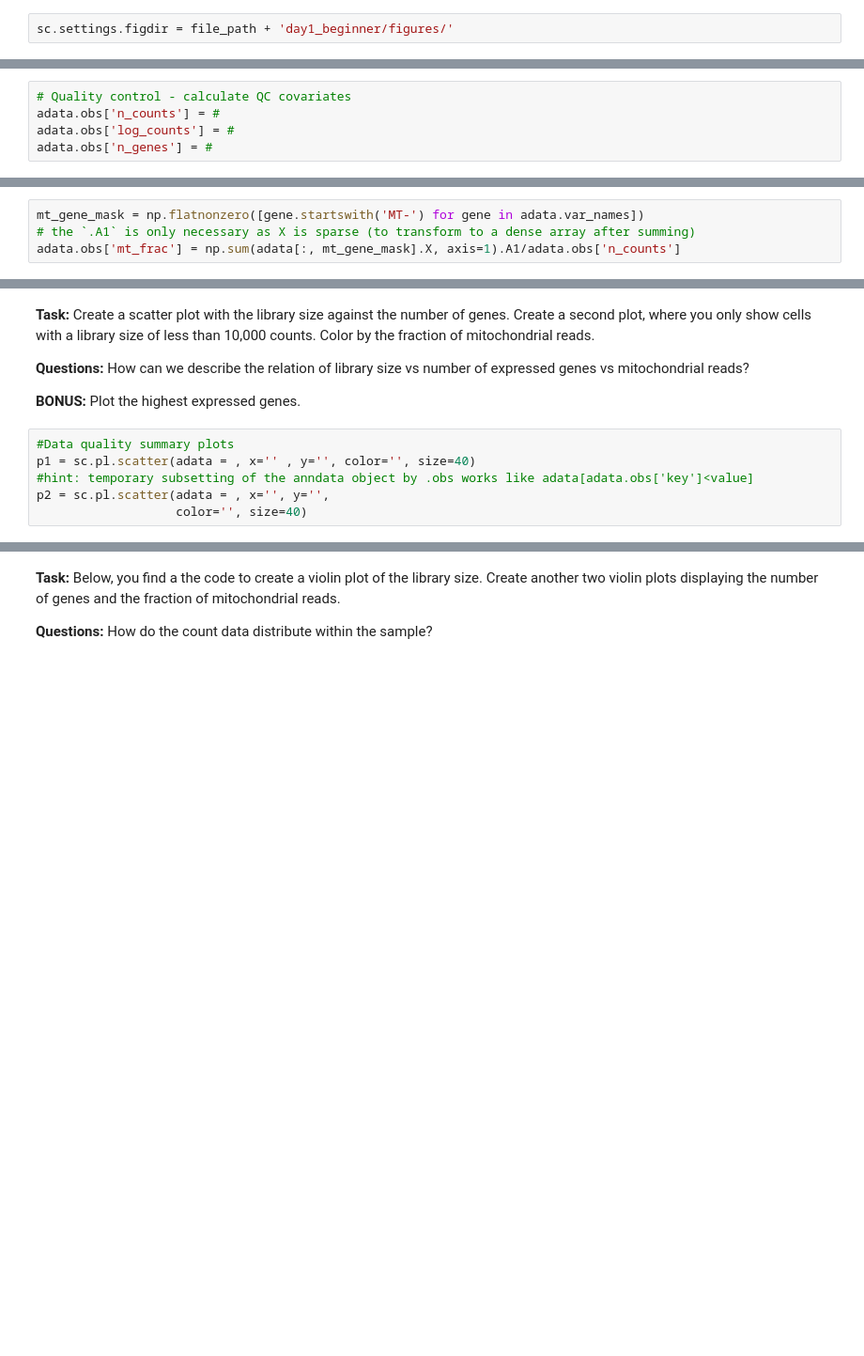
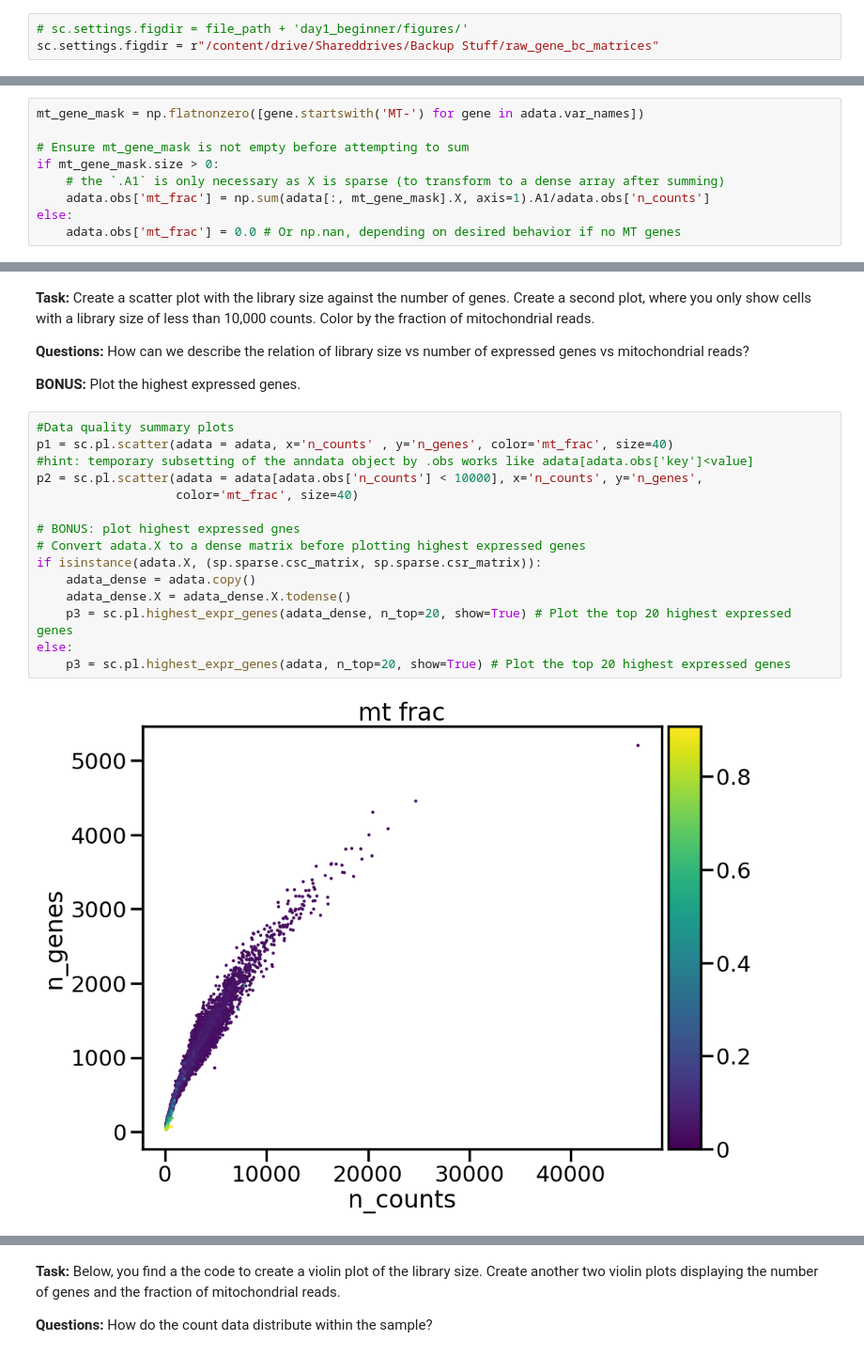
Before and after one commit to Ianyliu/scanpy-tutorials, a Jupyter notebook: scanpy_workshop/day1_01_GColab.ipynb, the cells around one changed output, grey strips where cells are left out. Shown at 94% size. Cells and saved outputs as stored; diff of their text form; blank space fills up the shorter version.

```diff
--- a/scanpy_workshop/day1_01_GColab.ipynb
+++ b/scanpy_workshop/day1_01_GColab.ipynb
@@ -58,7 +100,8 @@ table_dir = file_path + 'day1_beginner/tables/'
 # %% [markdown]
 The default figure path is a POSIX path calles 'figures'. If you don't change the default figure directory, scanpy creates a subdirectory where this notebook is located.
-# %%
-sc.settings.figdir = file_path + 'day1_beginner/figures/'
+# %%
+# sc.settings.figdir = file_path + 'day1_beginner/figures/'
+sc.settings.figdir = r"/content/drive/Shareddrives/Backup Stuff/raw_gene_bc_matrices"
 # %% [markdown]
 **Comment:** When you repeat certain analyses, it might be helpful to set a `date` variable and add it to every figure and table (see `datetime` Python package).
 # %% [markdown]
@@ -135,8 +211,3 @@ We start with calculating the QC covariates:
 **Task:** Compute the library size (i.e. the total number of counts per cell), compute the log-scaled library size and the number of expressed genes per cell.
 
 **BONUS:** Compute the mean gene expression and the fraction of cells that express a gene. Compute the mean gene expression per batch, donor and replicate.
-# %%
-# Quality control - calculate QC covariates
-adata.obs['n_counts'] = #
-adata.obs['log_counts'] = #
-adata.obs['n_genes'] = #
@@ -144,8 +262,13 @@ adata.obs['n_genes'] = #
 Compute the fraction of mitochondrial genes. Note: mitochondrial genes in human start with 'MT-'.
 # %%
 mt_gene_mask = np.flatnonzero([gene.startswith('MT-') for gene in adata.var_names])
-# the `.A1` is only necessary as X is sparse (to transform to a dense array after summing)
-adata.obs['mt_frac'] = np.sum(adata[:, mt_gene_mask].X, axis=1).A1/adata.obs['n_counts']
+
+# Ensure mt_gene_mask is not empty before attempting to sum
+if mt_gene_mask.size > 0:
+    # the `.A1` is only necessary as X is sparse (to transform to a dense array after summing)
+    adata.obs['mt_frac'] = np.sum(adata[:, mt_gene_mask].X, axis=1).A1/adata.obs['n_counts']
+else:
+    adata.obs['mt_frac'] = 0.0 # Or np.nan, depending on desired behavior if no MT genes
 # %% [markdown]
 Let us visualize the number of expressed genes and the number of counts as a scatter plot.
 # %% [markdown]
@@ -156,7 +279,18 @@ Let us visualize the number of expressed genes and the number of counts as a sca
 **BONUS:** Plot the highest expressed genes.
 # %%
 #Data quality summary plots
-p1 = sc.pl.scatter(adata = , x='' , y='', color='', size=40)
+p1 = sc.pl.scatter(adata = adata, x='n_counts' , y='n_genes', color='mt_frac', size=40)
 #hint: temporary subsetting of the anndata object by .obs works like adata[adata.obs['key']<value]
-p2 = sc.pl.scatter(adata = , x='', y='',
-                   color='', size=40)
+p2 = sc.pl.scatter(adata = adata[adata.obs['n_counts'] < 10000], x='n_counts', y='n_genes',
+                   color='mt_frac', size=40)
+
+# BONUS: plot highest expressed gnes
+# Convert adata.X to a dense matrix before plotting highest expressed genes
+if isinstance(adata.X, (sp.sparse.csc_matrix, sp.sparse.csr_matrix)):
+    adata_dense = adata.copy()
+    adata_dense.X = adata_dense.X.todense()
+    p3 = sc.pl.highest_expr_genes(adata_dense, n_top=20, show=True) # Plot the top 20 highest expressed genes
+else:
+    p3 = sc.pl.highest_expr_genes(adata, n_top=20, show=True) # Plot the top 20 highest expressed genes
+# %% [output]
+[figure, added]
```
Also changed, not shown: parts of 33 cells of this notebook.
